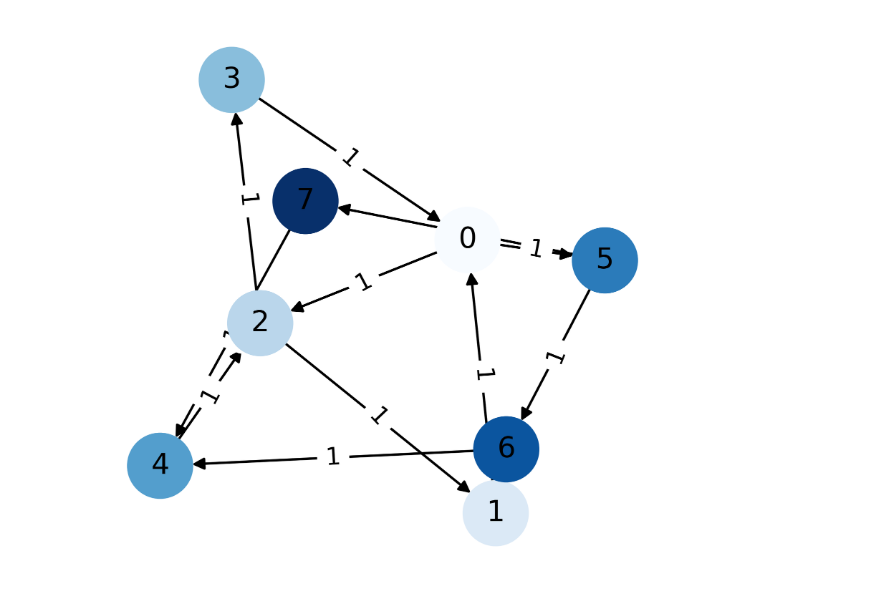
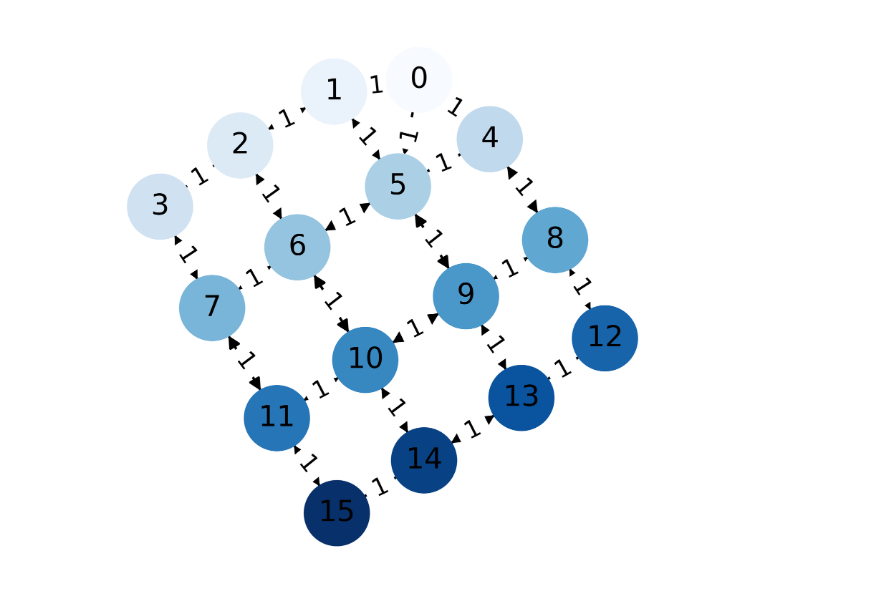
Before and after one commit to dunghoang190699/Path_Finding_Jupiter_Notebook, a Jupyter notebook: dijkstra.ipynb, the cells around one changed output. Saved outputs shown, nothing was run; the diff lists cells and outputs as text; code cells hidden in the pictures.

```diff
--- a/dijkstra.ipynb
+++ b/dijkstra.ipynb
@@ -106,19 +107,28 @@ class GraphHelper:
         nx.draw(G, pos, node_size = 700, node_color = G.nodes(), cmap=plt.cm.Blues, edge_color=edge_colors)
 
         plt.show()
-# %%
-input = [[0,0,1,0,0,1,0,0],
-        [1,0,0,0,0,0,0,0],
-        [0,1,0,1,0,0,0,0],
-        [1,0,0,0,0,0,0,0],
-        [0,0,1,0,0,0,0,0],
-        [0,0,0,0,0,0,1,1],
-        [0,0,0,0,1,0,0,0],
-        [0,0,0,0,1,0,0,0]]
-
-GraphHelper.printGraph(input)
-# %% [output]
-[figure, removed]
+# %%
+        #0 1 2 3 4 5 6 7 8 9 10 11 12 13 14 15
+input =[[0,1,0,0,1,1,0,0,0,0, 0, 0, 0, 0, 0 ,0], #0
+        [1,0,1,0,0,1,0,0,0,0, 0, 0, 0, 0, 0 ,0], #1
+        [0,1,0,1,0,0,1,0,0,0, 0, 0, 0, 0, 0 ,0], #2
+        [0,0,1,0,0,0,0,1,0,0, 0, 0, 0, 0, 0 ,0], #3
+        [1,0,0,0,0,1,0,0,1,0, 0, 0, 0, 0, 0 ,0], #4
+        [0,1,0,0,1,0,1,0,0,1, 0, 0, 0, 0, 0 ,0], #5
+        [0,0,1,0,0,1,0,1,0,0, 1, 0, 0, 0, 0 ,0], #6
+        [0,0,0,1,0,0,1,0,0,0, 0, 1, 0, 0, 0 ,0], #7
+        [0,0,0,0,1,0,0,0,0,1, 0, 0, 1, 0, 0 ,0], #8
+        [0,0,0,0,0,1,0,0,1,0, 1, 0, 0, 1, 0 ,0], #9
+        [0,0,0,0,0,0,1,0,0,1, 0, 1, 0, 0, 1 ,0], #10
+        [0,0,0,0,0,0,0,1,0,0, 1, 0, 0, 0, 0 ,1], #11
+        [0,0,0,0,0,0,0,0,1,0, 0, 0, 0, 1, 0 ,0], #12
+        [0,0,0,0,0,0,0,0,0,1, 0, 0, 1, 0, 1 ,0], #13
+        [0,0,0,0,0,0,0,0,0,0, 1, 0, 0, 1, 0 ,1], #14
+        [0,0,0,0,0,0,0,0,0,0, 0, 1, 0, 0, 1 ,0]] #15
+
+GraphHelper.printGraph(input)
+# %% [output]
+[figure, added]
 # %%
 dj = Dijkstra(input)
 result = dj.calculate()
```
Also changed, not shown: parts of 4 cells of this notebook.
